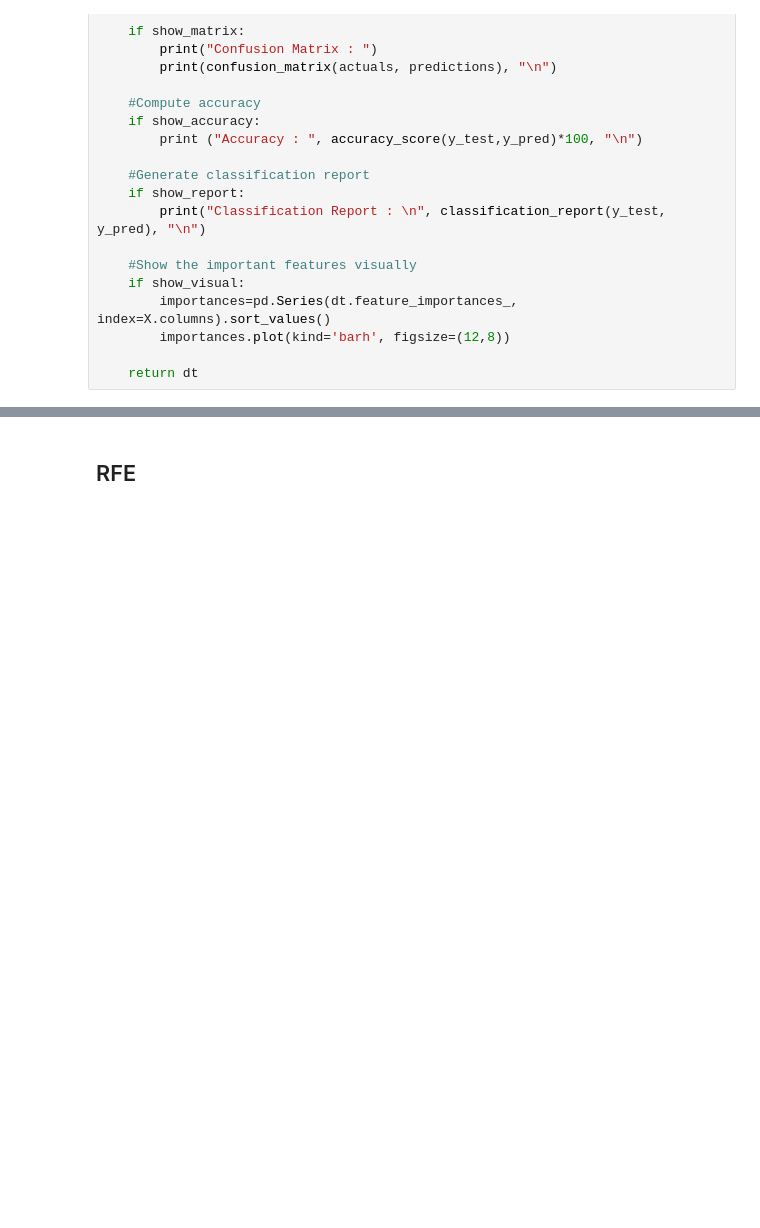
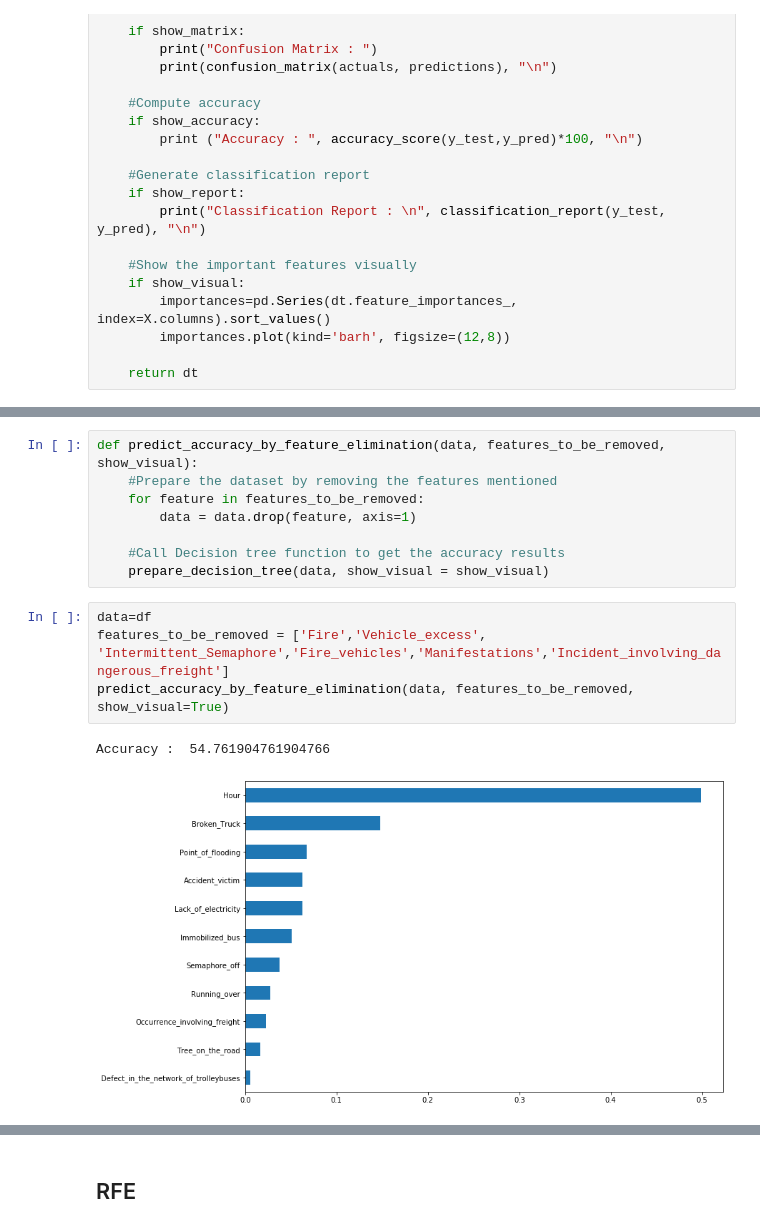
Before and after one commit to badalb/FE, a Jupyter notebook: FE-Project.ipynb, the cells around one changed output, grey strips where cells are left out. Cells and saved outputs as stored; diff of their text form; blank space fills up the shorter version.

```diff
--- a/FE-Project.ipynb
+++ b/FE-Project.ipynb
@@ -684,0 +699,15 @@ DecisionTreeClassifier(class_weight=None, criterion='gini', max_depth=None,
+# %%
+def predict_accuracy_by_feature_elimination(data, features_to_be_removed, show_visual):
+    #Prepare the dataset by removing the features mentioned
+    for feature in features_to_be_removed:
+        data = data.drop(feature, axis=1)
+
+    #Call Decision tree function to get the accuracy results
+    prepare_decision_tree(data, show_visual = show_visual)
+# %%
+data=df
+features_to_be_removed = ['Fire','Vehicle_excess', 'Intermittent_Semaphore','Fire_vehicles','Manifestations','Incident_involving_dangerous_freight']
+predict_accuracy_by_feature_elimination(data, features_to_be_removed, show_visual=True)
+# %% [output]
+Accuracy :  54.761904761904766
+[figure, added]
```
Also changed, not shown: parts of 23 cells of this notebook.
